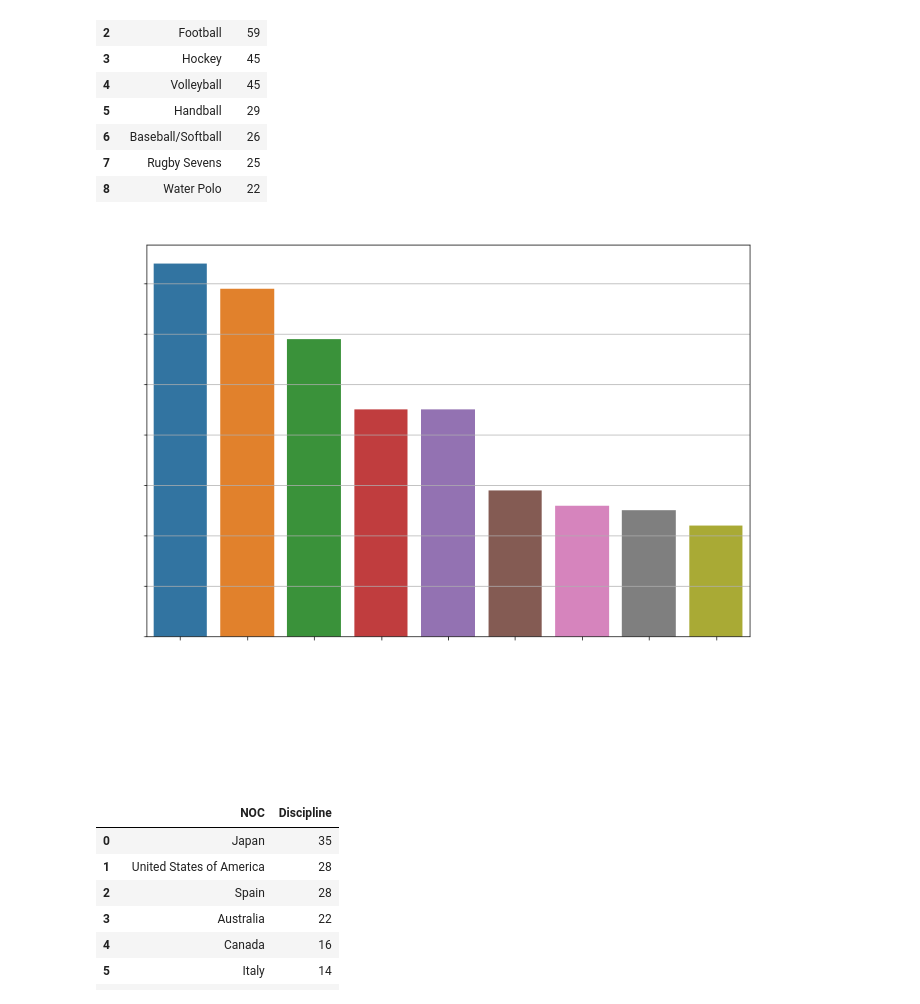
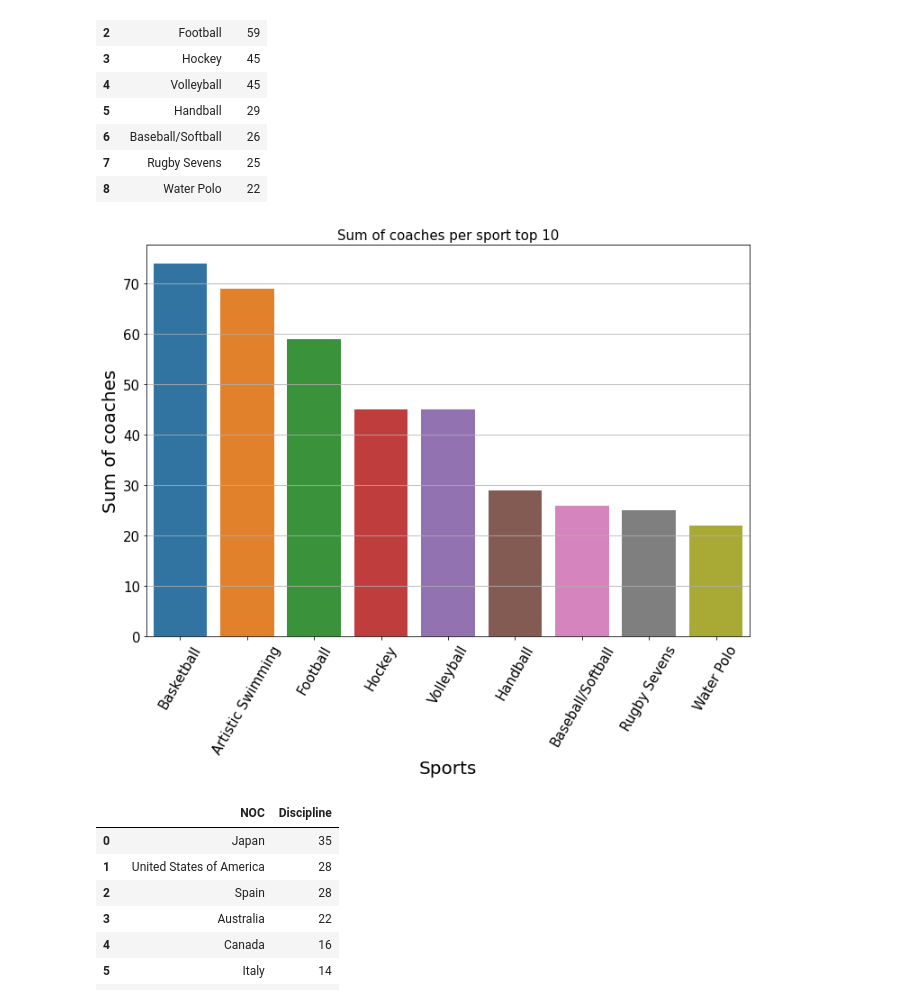
Before and after one commit to akisgazepidis/Visulizations_Project, a Jupyter notebook: olympics_tokyo.ipynb, the cells around one changed output. Saved outputs shown, nothing was run; the diff lists cells and outputs as text; code cells hidden in the pictures.

```diff
--- a/olympics_tokyo.ipynb
+++ b/olympics_tokyo.ipynb
@@ -181,15 +181,15 @@ df
 # %%
 plt.figure(figsize=[12,8])
 sns.barplot(x='Discipline', y='NOC', data= df)
-plt.xticks(rotation=60,color='w', size=15)
-plt.xlabel('Sports',color='w', size=20)
-plt.yticks(color='w', size=15)
-plt.ylabel('Sum of coaches',color='w', size=20)
+plt.xticks(rotation=60, size=15)
+plt.xlabel('Sports', size=20)
+plt.yticks(size=15)
+plt.ylabel('Sum of coaches', size=20)
 plt.grid(axis='y')
-plt.title('Sum of coaches per sport top 10',color='w', size=15)
+plt.title('Sum of coaches per sport top 10', size=15)
 plt.show()
 # %% [output]
-[figure, old version]
+[figure, new version]
 # %%
 df1 = coaches.groupby('NOC')[['Discipline']].count().sort_values('Discipline', ascending=False).head(10).reset_index()
 df1
```
Also changed, not shown: parts of 11 cells of this notebook.
